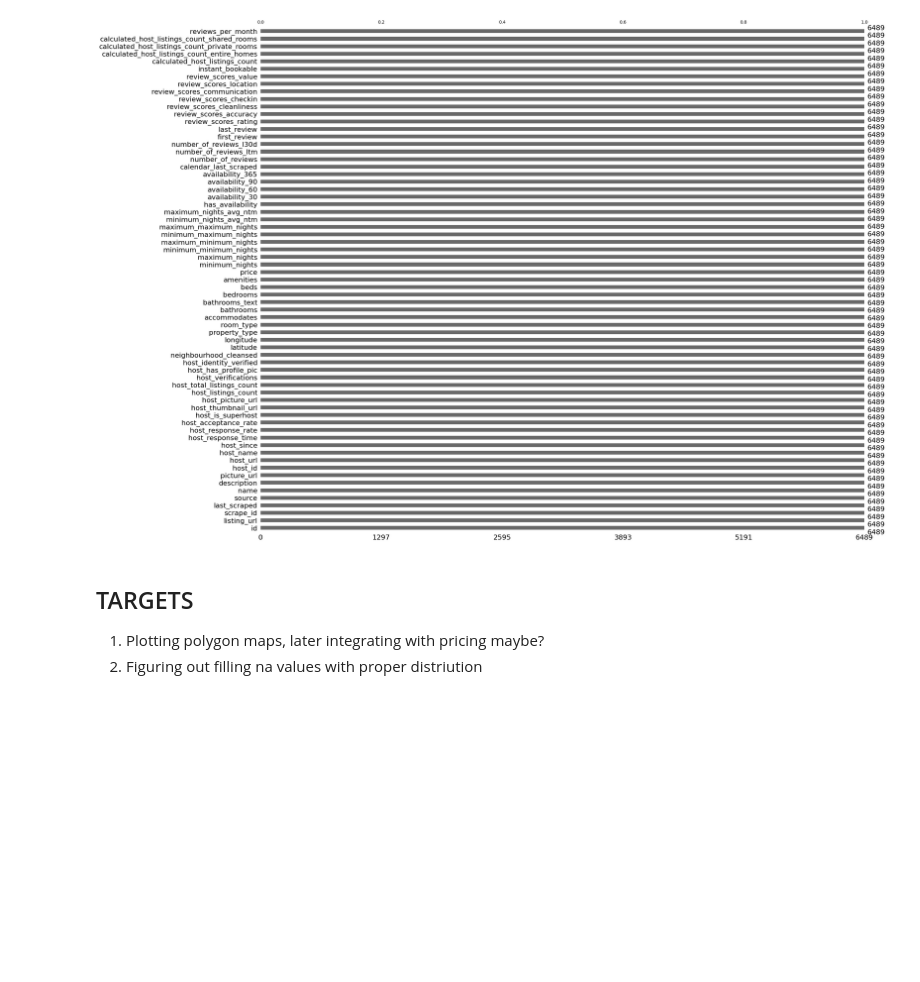
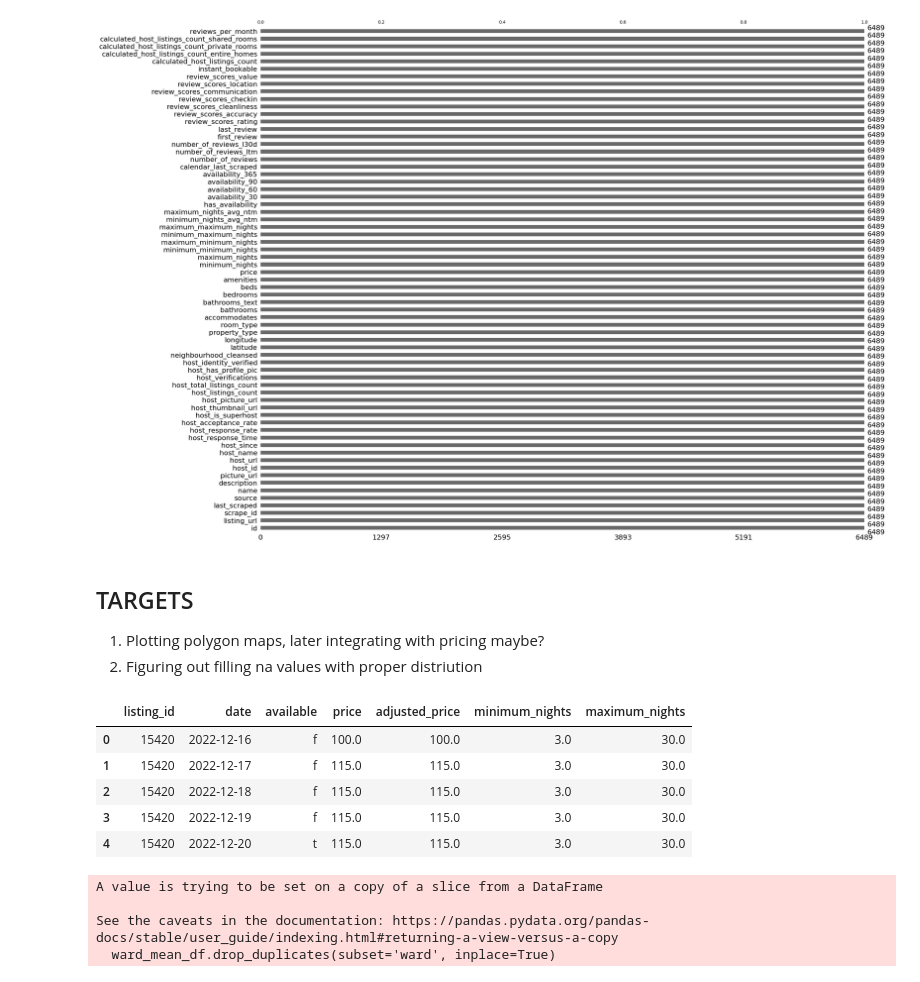
Before and after one commit to Anant-K-Gupta/AirBnbProject, a Jupyter notebook: main_aryan.ipynb, the cells around one changed output. Drawn from its saved outputs; the diff is of its cells as text; code cells hidden in the pictures; blank space fills up the shorter version.

```diff
--- a/main_aryan.ipynb
+++ b/main_aryan.ipynb
@@ -113,3 +116,12 @@ msno.bar(listings)
 
 1. Plotting polygon maps, later integrating with pricing maybe?
 2. Figuring out filling na values with proper distriution
+# %%
+calendar.head()
+# %% [output]
+|  | listing_id | date | available | price | adjusted_price | minimum_nights | maximum_nights |
+| 0 | 15420 | 2022-12-16 | f | 100.0 | 100.0 | 3.0 | 30.0 |
+| 1 | 15420 | 2022-12-17 | f | 115.0 | 115.0 | 3.0 | 30.0 |
+| 2 | 15420 | 2022-12-18 | f | 115.0 | 115.0 | 3.0 | 30.0 |
+| 3 | 15420 | 2022-12-19 | f | 115.0 | 115.0 | 3.0 | 30.0 |
+| 4 | 15420 | 2022-12-20 | t | 115.0 | 115.0 | 3.0 | 30.0 |
@@ -115,0 +175,46 @@ msno.bar(listings)
+# %%
+df = pd.merge(listings, price_df, left_on='id', right_on='listing_id')
+df.dropna(how='all', axis=1, inplace=True)
+df.sort_values('mean_price', ascending=True)[['neighbourhood_cleansed',
+
+                                               'mean_price', 'bathrooms',
+                                               'accommodates',
+                                               'bedrooms',
+                                               'listing_id'
+                                              ]].head(10)
+
+df.sort_values('mean_price', ascending=False)[['neighbourhood_cleansed',
+
+                                               'mean_price', 'bathrooms',
+                                               'accommodates',
+                                               'bedrooms',
+                                               'listing_id'
+                                              ]].head(10)
+
+def get_ward_mean(ward_name):
+
+    '''
+    Requires string ward name
+    Returns float mean value.
+    '''
+
+    return df[df['neighbourhood_cleansed'] == ward_name]['mean_price'].mean()
+
+df['ward_mean'] = df['neighbourhood_cleansed'].apply(get_ward_mean)
+ward_mean_df = df[['neighbourhood_cleansed', 'ward_mean']]
+ward_mean_df.columns = ['ward', 'ward_mean']
+ward_mean_df.drop_duplicates(subset='ward', inplace=True)
+
+wards = pd.merge(neighbourhoods, ward_mean_df,
+                 left_on='neighbourhood',
+                right_on='ward')
+
+wards.drop(['neighbourhood_group', 'neighbourhood'], axis=1, inplace=True)
+wards = wards.sort_values('ward_mean', ascending=False).drop(23)
+folium_map = folium.Map(location=[55.93, -3.25592],
+               zoom_start=11.475)
+# %% [output]
+A value is trying to be set on a copy of a slice from a DataFrame
+
+See the caveats in the documentation: https://pandas.pydata.org/pandas-docs/stable/user_guide/indexing.html#returning-a-view-versus-a-copy
+  ward_mean_df.drop_duplicates(subset='ward', inplace=True)
```
Also changed, not shown: parts of 10 cells of this notebook.
